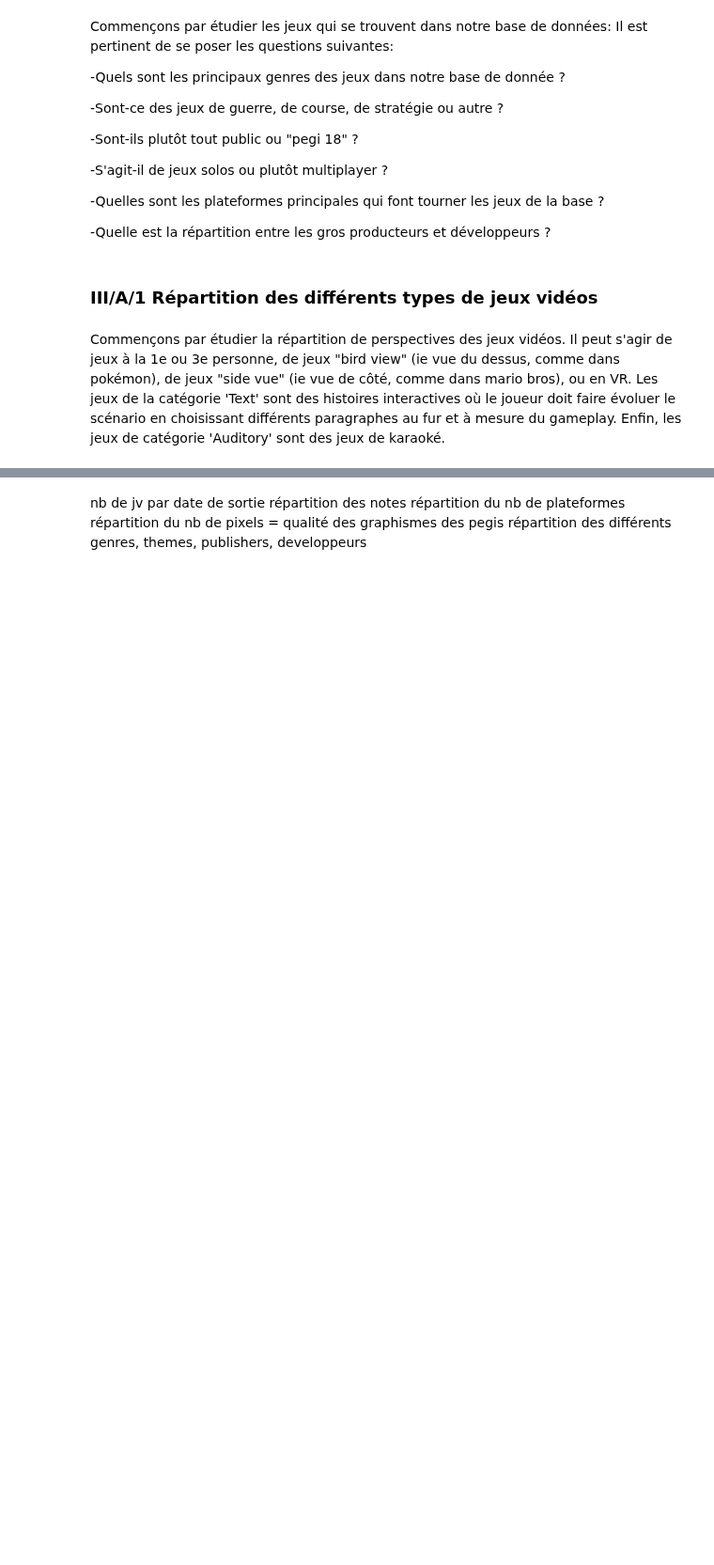
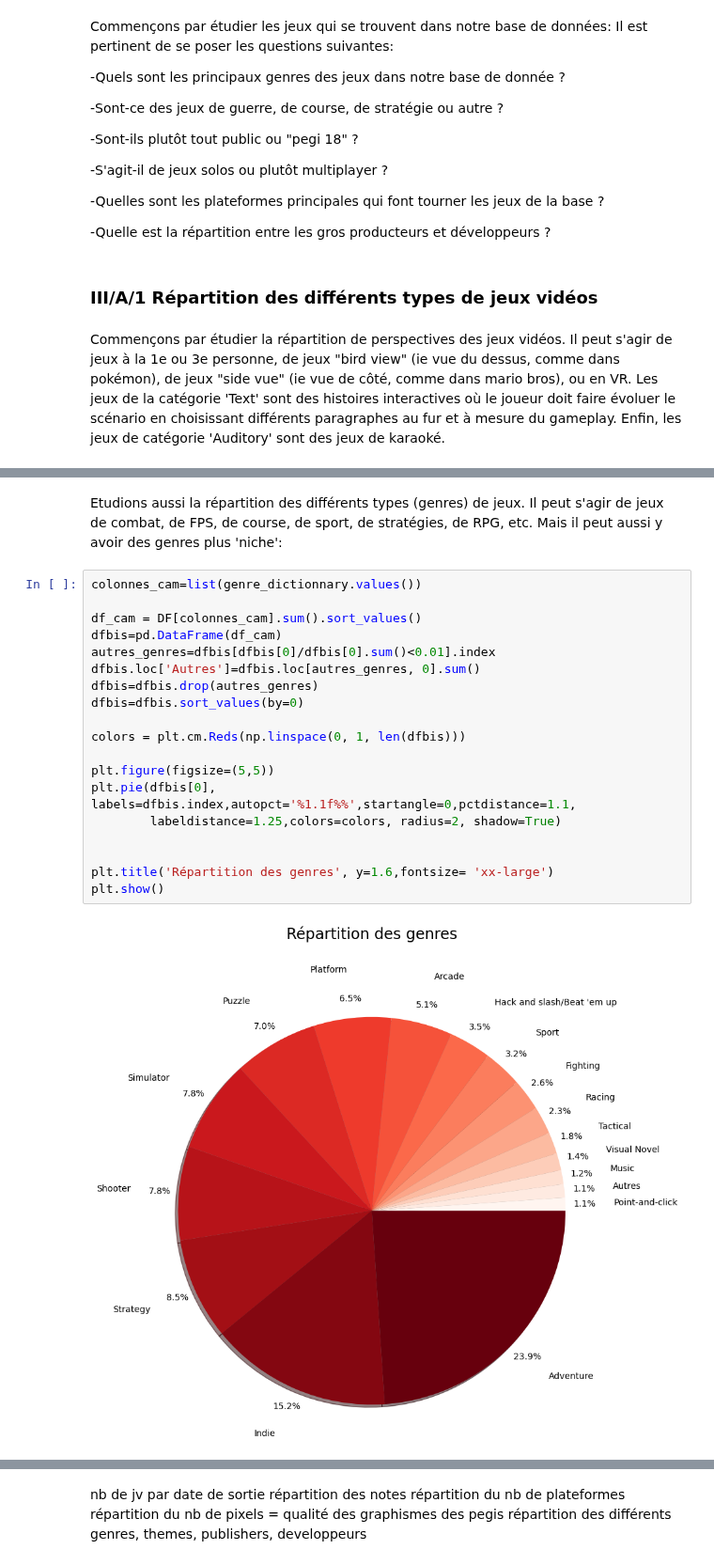
Before and after one commit to PyTomSss/PythonProjects, a Jupyter notebook: Project_Notebook.ipynb, the cells around one changed output, grey strips where cells are left out. Shown at 94% size. Cells and saved outputs as stored; diff of their text form; blank space fills up the shorter version.

```diff
--- a/Project_Notebook.ipynb
+++ b/Project_Notebook.ipynb
@@ -930,0 +936,23 @@ plt.show()
+# %% [markdown]
+Etudions aussi la répartition des différents types (genres) de jeux. Il peut s'agir de jeux de combat, de FPS, de course, de sport, de stratégies, de RPG, etc. Mais il peut aussi y avoir des genres plus 'niche':
+# %%
+colonnes_cam=list(genre_dictionnary.values())
+
+df_cam = DF[colonnes_cam].sum().sort_values()
+dfbis=pd.DataFrame(df_cam)
+autres_genres=dfbis[dfbis[0]/dfbis[0].sum()<0.01].index
+dfbis.loc['Autres']=dfbis.loc[autres_genres, 0].sum()
+dfbis=dfbis.drop(autres_genres)
+dfbis=dfbis.sort_values(by=0)
+
+colors = plt.cm.Reds(np.linspace(0, 1, len(dfbis)))
+
+plt.figure(figsize=(5,5))
+plt.pie(dfbis[0], labels=dfbis.index,autopct='%1.1f%%',startangle=0,pctdistance=1.1,
+        labeldistance=1.25,colors=colors, radius=2, shadow=True)
+
+
+plt.title('Répartition des genres', y=1.6,fontsize= 'xx-large')
+plt.show()
+# %% [output]
+[figure, added]
```
Also changed, not shown: parts of 9 cells of this notebook.
